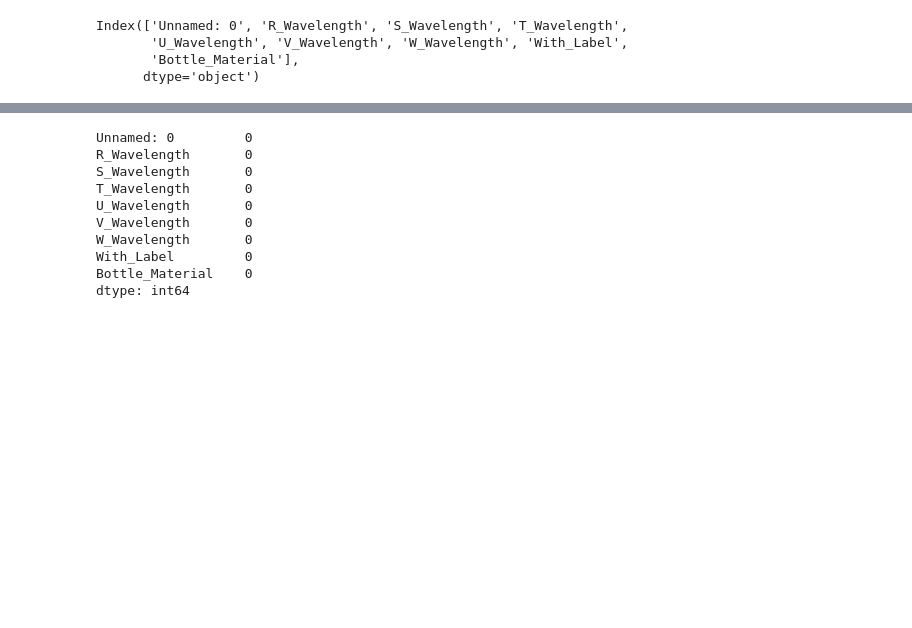
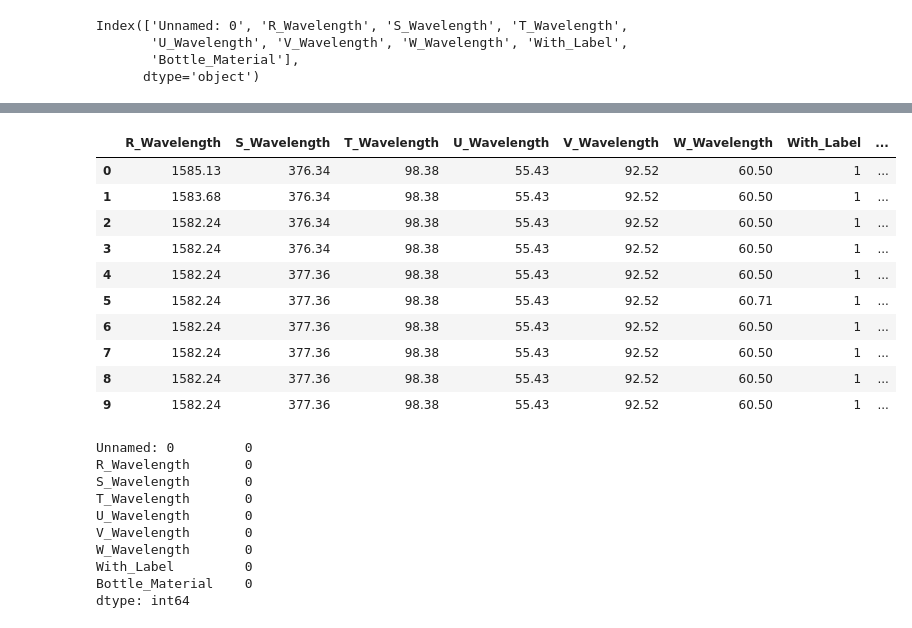
Before and after one commit to newsogood/pet_bottle_sorting_software, a Jupyter notebook: bottle_data_analysis.ipynb, the cells around one changed output, grey strips where cells are left out. Drawn from its saved outputs; the diff is of its cells as text; code cells hidden in the pictures; blank space fills up the shorter version.

```diff
--- a/bottle_data_analysis.ipynb
+++ b/bottle_data_analysis.ipynb
@@ -25,3 +85,19 @@ Index(['Unnamed: 0', 'R_Wavelength', 'S_Wavelength', 'T_Wavelength',
+# %%
+bottle_test_3_set.drop('Unnamed: 0', axis = 1, inplace=True)
+bottle_test_3_set_columns = bottle_test_3_set.columns
+bottle_test_3_set
+# %% [output]
+|  | R_Wavelength | S_Wavelength | T_Wavelength | U_Wavelength | V_Wavelength | W_Wavelength | With_Label | ... |
+| 0 | 1585.13 | 376.34 | 98.38 | 55.43 | 92.52 | 60.50 | 1 | ... |
+| 1 | 1583.68 | 376.34 | 98.38 | 55.43 | 92.52 | 60.50 | 1 | ... |
+| 2 | 1582.24 | 376.34 | 98.38 | 55.43 | 92.52 | 60.50 | 1 | ... |
+| 3 | 1582.24 | 376.34 | 98.38 | 55.43 | 92.52 | 60.50 | 1 | ... |
+| 4 | 1582.24 | 377.36 | 98.38 | 55.43 | 92.52 | 60.50 | 1 | ... |
+| 5 | 1582.24 | 377.36 | 98.38 | 55.43 | 92.52 | 60.71 | 1 | ... |
+| 6 | 1582.24 | 377.36 | 98.38 | 55.43 | 92.52 | 60.50 | 1 | ... |
+| 7 | 1582.24 | 377.36 | 98.38 | 55.43 | 92.52 | 60.50 | 1 | ... |
+| 8 | 1582.24 | 377.36 | 98.38 | 55.43 | 92.52 | 60.50 | 1 | ... |
+| 9 | 1582.24 | 377.36 | 98.38 | 55.43 | 92.52 | 60.50 | 1 | ... |
 # %%
 bottle_dataset.isna().sum()
 # %% [output]
```
Also changed, not shown: parts of 23 cells of this notebook, 7 other files.
